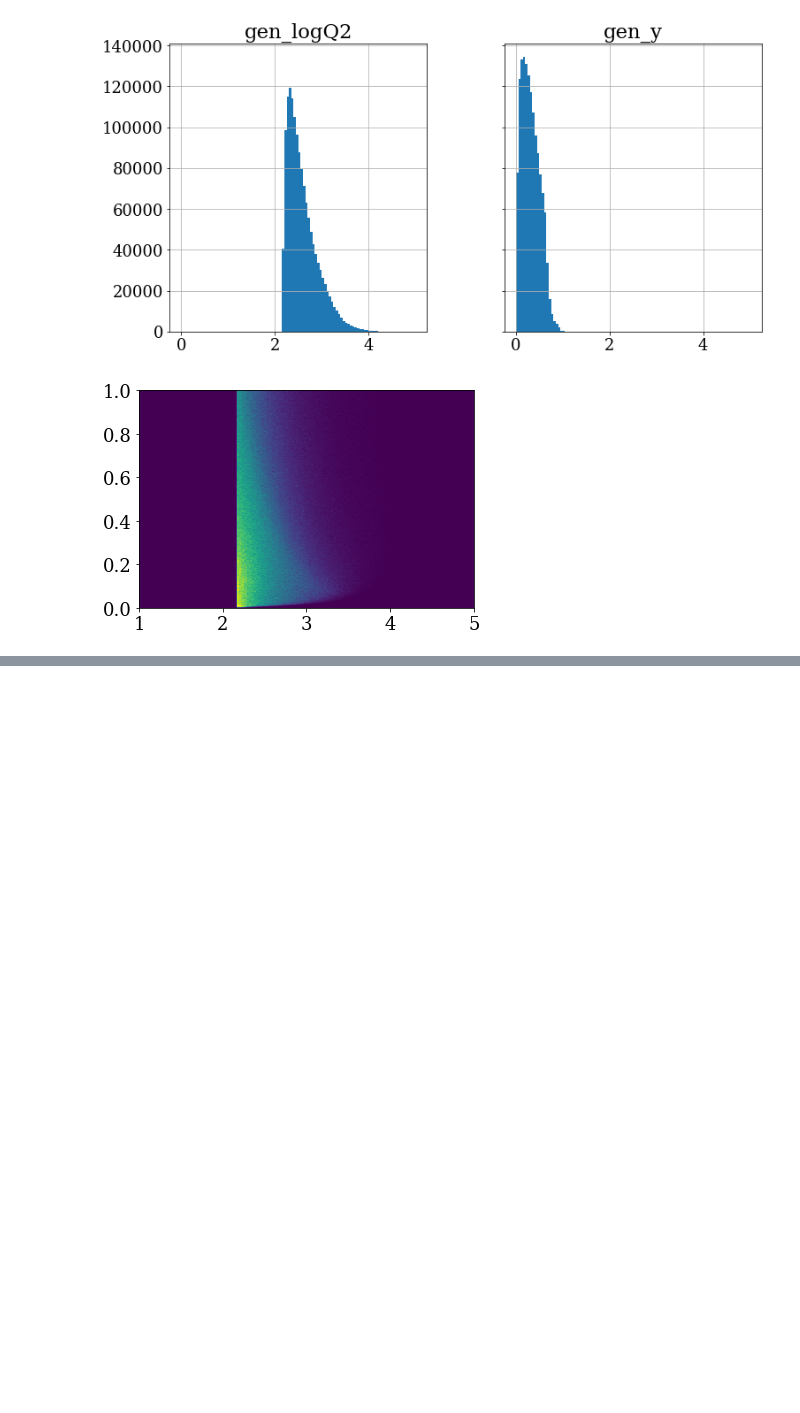
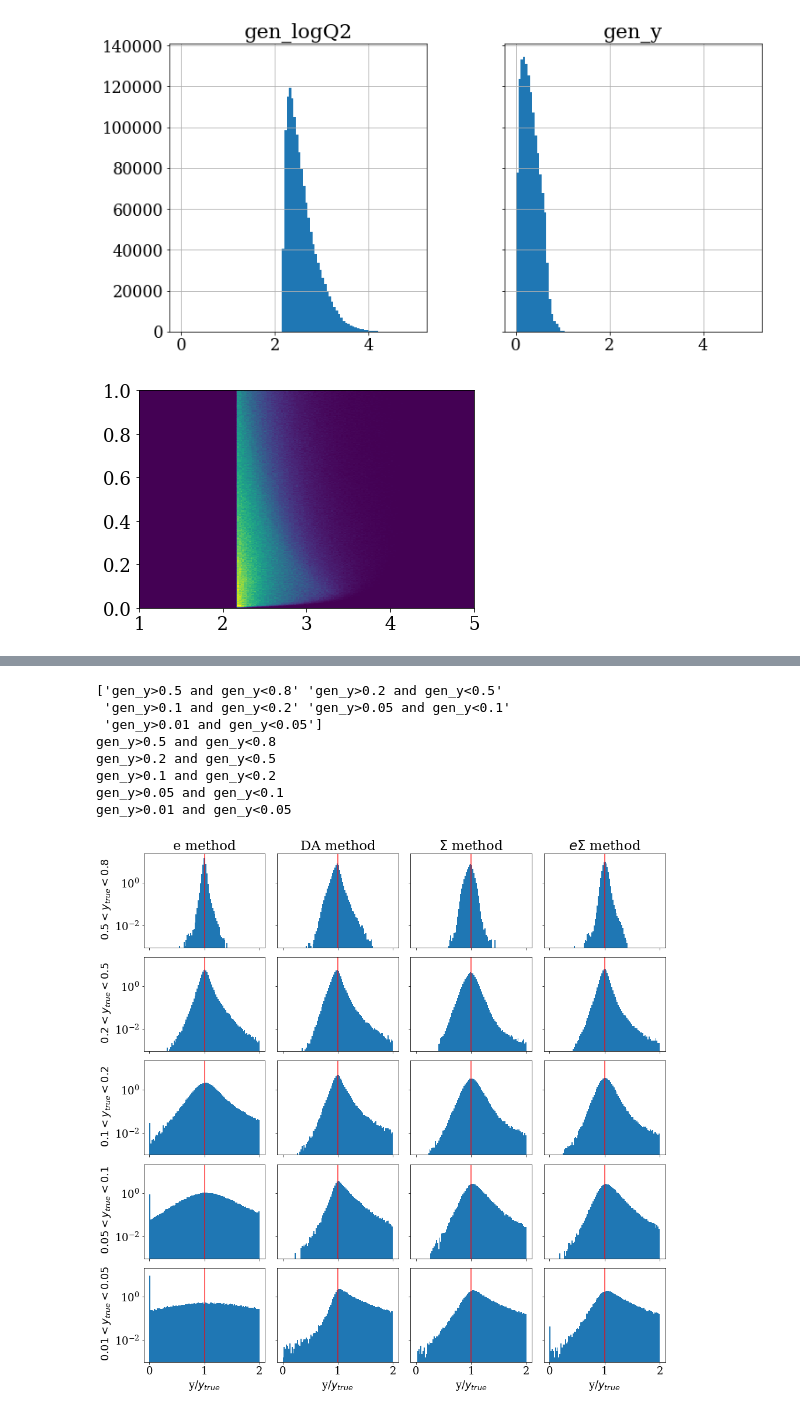
Before and after one commit to miguelignacio/calostudies, a Jupyter notebook: h1sim.ipynb, the cells around one changed output, grey strips where cells are left out. Cells and saved outputs as stored; diff of their text form; code cells hidden in the pictures; blank space fills up the shorter version.

Commit message:
ading x resolution plots

```diff
--- a/h1sim.ipynb
+++ b/h1sim.ipynb
@@ -368,0 +336,68 @@ plt.show()
+# %%
+mc.eval('yda_ratio = y_da/gen_y',inplace=True)
+mc.eval('ysigma_ratio = y_sigma/gen_y',inplace=True)
+mc.eval('yesigma_ratio = y_esigma/gen_y',inplace=True)
+mc.eval('ye_ratio = y_e/gen_y',inplace=True)
+
+
+mc.eval('Q2da_ratio = Q2_da/gen_Q2',inplace=True)
+mc.eval('Q2sigma_ratio = Q2_sigma/gen_Q2',inplace=True)
+mc.eval('Q2esigma_ratio = Q2_esigma/gen_Q2',inplace=True)
+
+mc.eval('Q2e_ratio = Q2_e/gen_Q2',inplace=True)
+# %%
+fig,ax = plt.subplots(5,4,figsize=(16,16),sharey=True,sharex=True)
+ax = ax.flatten()
+ybins = np.array(['gen_y>0.5 and gen_y<0.8', 'gen_y>0.2 and gen_y<0.5',
+                  'gen_y>0.1 and gen_y<0.2', 'gen_y>0.05 and gen_y<0.1','gen_y>0.01 and gen_y<0.05'])
+print(ybins)
+
+
+
+for i in range(5):
+    print(ybins[i])
+    ax[0 + 4*i].hist(mc.query(ybins[i] + ' and pass_reco>0')['ye_ratio'],density=True,bins=100,range=(0,2),label='e method')
+    ax[1 + 4*i].hist(mc.query(ybins[i]+ ' and pass_reco>0')['yda_ratio'],density=True,bins=100,range=(0,2),label='DA method')
+    ax[2 + 4*i].hist(mc.query(ybins[i]+ ' and pass_reco>0')['ysigma_ratio'],density=True,bins=100,range=(0,2),label='$\Sigma$ method')
+    ax[3 + 4*i].hist(mc.query(ybins[i]+ ' and pass_reco>0')['yesigma_ratio'],density=True,bins=100,range=(0,2),label='$e-\Sigma$ method')
+
+for i in range(len(ax.flatten())):
+    ax[i].axvline(1.0,color='red',lw=2,alpha=0.6)
+#ax[1].set_title(r"$\bf{ATHENA}$"+' full simulation [DD4hep] \n Pythia8+Geant4, NC DIS 18x275 GeV, $Q^{2}>100$ GeV$^{2}$',fontsize=29)
+    ax[i].set_xticks([],minor=True)
+    ax[i].set_yticks([], minor=True)
+    ax[i].set_yscale('log')
+    # for minor ticks
+    #ax[i].set_xticks([], minor=True)
+
+plt.subplots_adjust(wspace=0.1, hspace=0.1)
+
+ax[0].set_title('e method')
+ax[1].set_title('DA method')
+ax[2].set_title('$\Sigma$ method')
+ax[3].set_title('$e\Sigma$ method')
+
+
+ax[0].set_ylabel(' $0.5<y_{true}<0.8$')
+ax[4].set_ylabel(' $0.2<y_{true}<0.5$')
+ax[8].set_ylabel(' $0.1<y_{true}<0.2$')
+ax[12].set_ylabel(' $0.05<y_{true}<0.1$')
+ax[16].set_ylabel(' $0.01<y_{true}<0.05$')
+ax[-1].set_xlabel(r'y/$y_{true}$ ')
+
+ax[-2].set_xlabel(r'y/$y_{true}$ ')
+ax[-3].set_xlabel(r'y/$y_{true}$ ')
+ax[-4].set_xlabel(r'y/$y_{true}$ ')
+
+
+plt.show()
+# %% [output]
+['gen_y>0.5 and gen_y<0.8' 'gen_y>0.2 and gen_y<0.5'
+ 'gen_y>0.1 and gen_y<0.2' 'gen_y>0.05 and gen_y<0.1'
+ 'gen_y>0.01 and gen_y<0.05']
+gen_y>0.5 and gen_y<0.8
+gen_y>0.2 and gen_y<0.5
+gen_y>0.1 and gen_y<0.2
+gen_y>0.05 and gen_y<0.1
+gen_y>0.01 and gen_y<0.05
+[figure, added]
```
Also changed, not shown: parts of 7 cells of this notebook.
